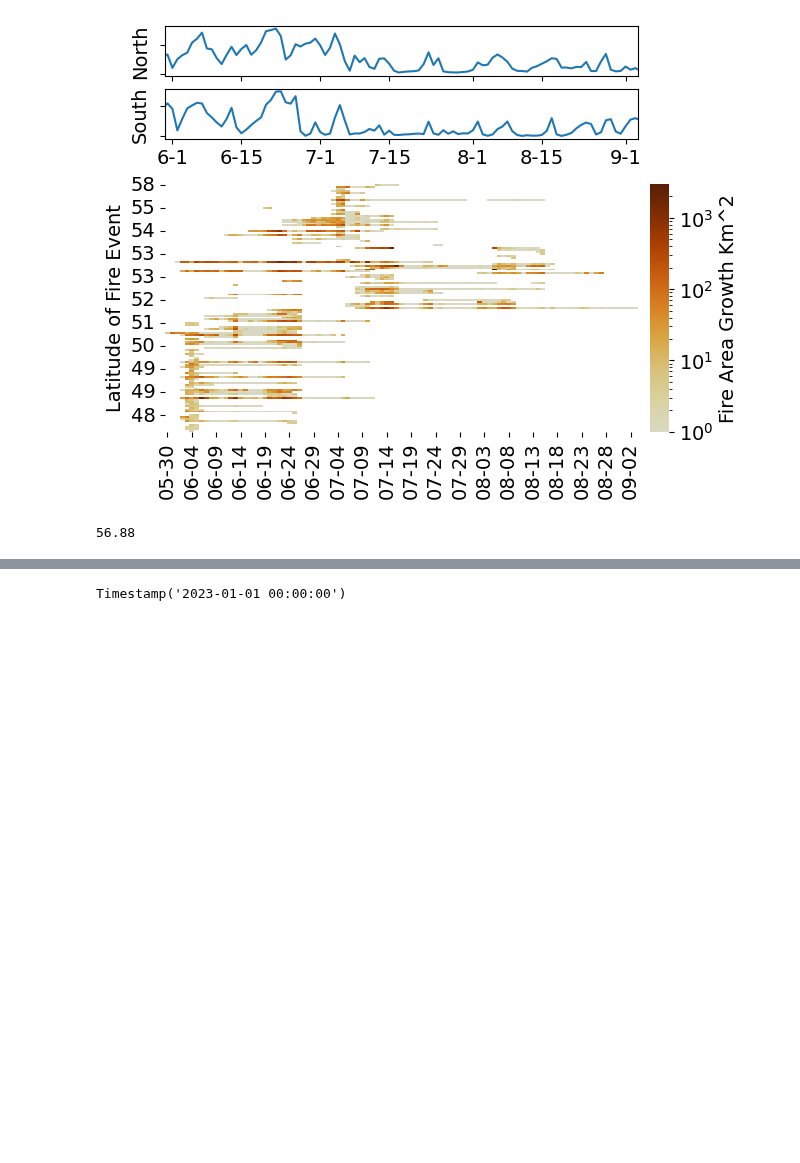
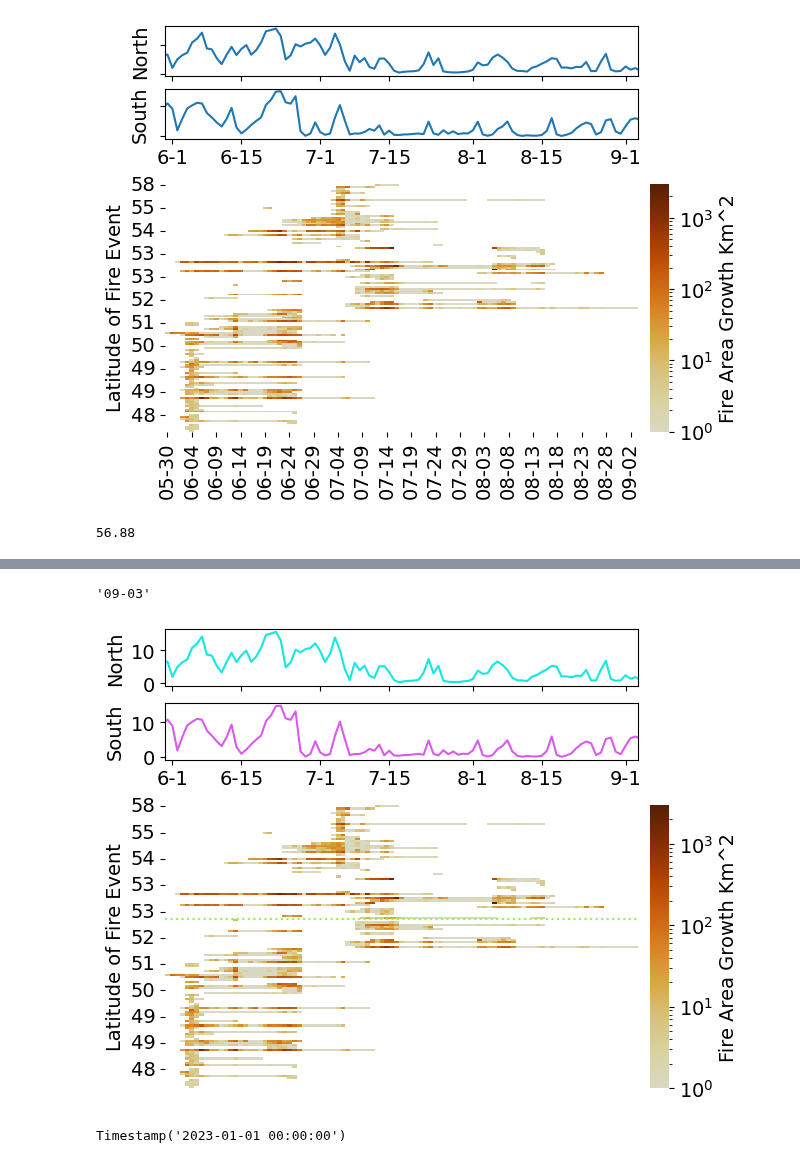
Before and after one commit to mccabete/fwiVis, a Jupyter notebook: Lightning_analysis/heatmap_timeseries.ipynb, the cells around one changed output, grey strips where cells are left out. Cells and saved outputs as stored; diff of their text form; code cells hidden in the pictures; blank space fills up the shorter version.

Commit message:
Adding reginoal colors, dotted line to heatmap + map

```diff
--- a/Lightning_analysis/heatmap_timeseries.ipynb
+++ b/Lightning_analysis/heatmap_timeseries.ipynb
@@ -562,3 +533,67 @@ with mpl.rc_context({'font.size': 14}):
+# %%
+import shapely
+
+zones = gpd.read_file("/projects/old_shared/fire_weather_vis/Lightning_analysis/supression_zones_quebec/Full_response_limit.shp")
+zones= zones.set_crs(32198)
+
+zones = zones.to_crs("4326")
+
+
+# def get_mid_line(bounds):
+#     mid_x = (bounds[0] + bounds[2])/2
+#     mid_y = (bounds[1] + bounds[3])/2
+#     mid_line = shapely.LineString([[bounds[0], mid_y], [mid_x, mid_y], [bounds[2], mid_y]])
+#     return(mid_line)
+
+
+# zones_avg_line = zones.copy()
+# zones_avg_line['geometry'] = get_mid_line(zones.geometry[0].bounds)
+# %%
+test_func[0].columns[-1]
+# %% [output]
+'09-03'
+# %%
+with mpl.rc_context({'font.size': 14}):
+    fig1, ([ax, ax2], [ax3, ax4], [ax5, ax6]) = plt.subplots(3,2, gridspec_kw={'width_ratios':[100,4], 'height_ratios': [1,1, 5]}, constrained_layout=True)
+    #fig.suptitle('Aligning x-axis using sharex')
+
+    #ax.xaxis.set_major_formatter(mdates.DateFormatter('%m-%d'))
+
+    ax.plot(fwin.INITDATE.astype("datetime64[ns]"),fwin.GEOS_5, color = "#12e8e2")
+    ax.set_xlim(test_func[1].t.astype("datetime64[ns]").min(), test_func[1].t.astype("datetime64[ns]").max())
+    ax.set_ylabel("North")
+    ax.set_xticklabels("")
+    #ax.set_yticklabels("")
+
+
+    ax3.xaxis.set_major_formatter(mdates.DateFormatter('%-m-%-d'))
+    ax3.plot(fwis.INITDATE.astype("datetime64[ns]"),fwis.GEOS_5, color = "#d85beb")
+    ax3.set_xlim(test_func[1].t.astype("datetime64[ns]").min(), test_func[1].t.astype("datetime64[ns]").max())
+    ax3.set_ylabel("South")
+    #ax3.set_yticklabels("")
+
+
+
+    #ax3 =
+    #sn.heatmap(heat, cmap = "YlOrBr", norm=LogNorm(), cbar_kws={'label': 'Fire Area Growth Km^2'}, ax = ax5, cbar_ax=ax6, square=False)#,fmt='.1f',
+    sn.heatmap(test_func[0], cmap = darker_cmap, norm=LogNorm(), cbar_kws={'label': 'Fire Area Growth Km^2'}, ax = ax5, cbar_ax=ax6, square=False)#,fmt='.1f',
+
+    ax5.axhline(y = (zones.geometry[0].bounds[1]+ zones.geometry[0].bounds[3])/2, color = "#86fd45", linestyle = "dotted")
+    #print((zones.geometry[0].bounds[1] + zones.geometry[0].bounds[3])/2)
+    ax5.axes.get_xaxis().set_visible(False)
+    ax5.yaxis.set_major_formatter(mpl.ticker.FuncFormatter(quick_round2))
+
+    #zones_avg_line.plot(ax= ax5, color = "#86fd45", linestyles='dotted', linewidths = 2)
+
+    ax5.set(xlabel="", ylabel="Latitude of Fire Event")
+
+    #ax5.xaxis.set_major_formatter(mdates.DateFormatter('%m-%d'))
+    ax2.remove()
+    ax4.remove()
+
+    plt.savefig('some_figs/low_rez_darker_Regional_fire_growth_FWI_with_line.png', dpi = 900, transparent = False)
+# %% [output]
+[figure, added]
 # %%
 fwis.INITDATE.astype("datetime64[ns]").min()
 # %% [output]
```
Also changed, not shown: parts of 3 cells of this notebook, 1 other file.
